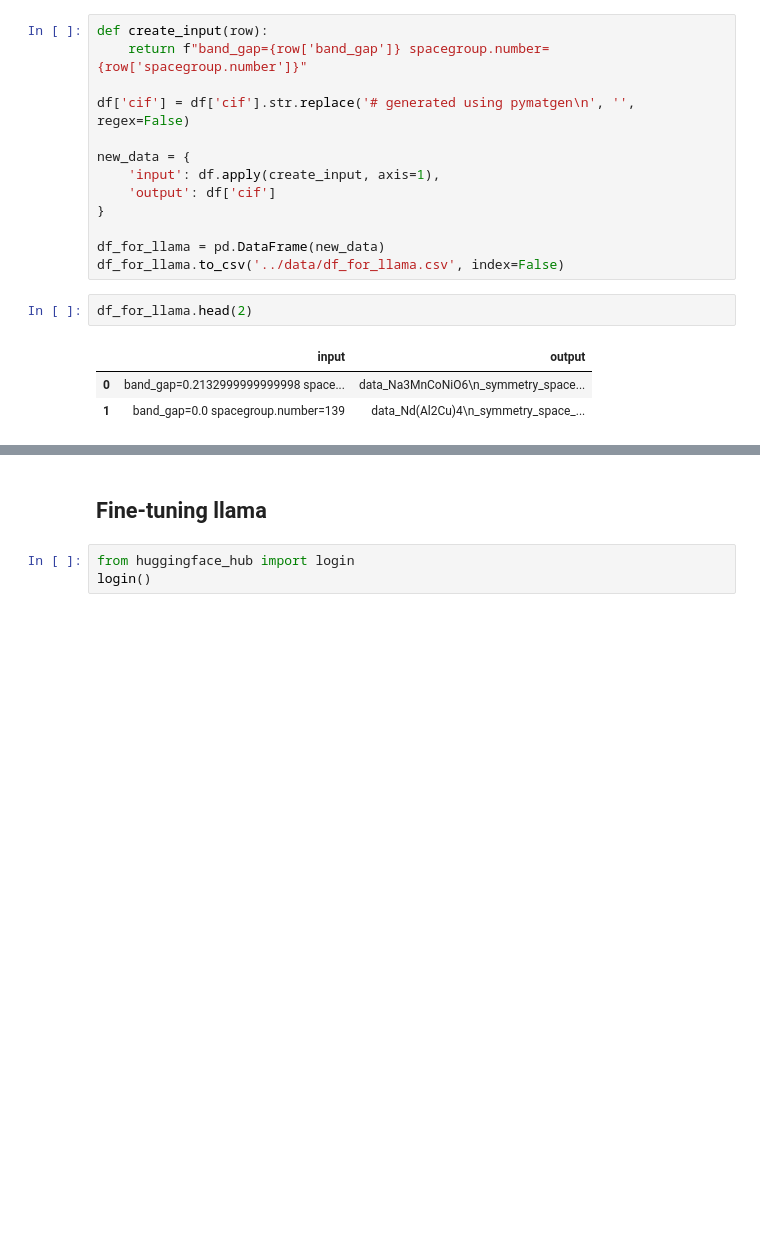
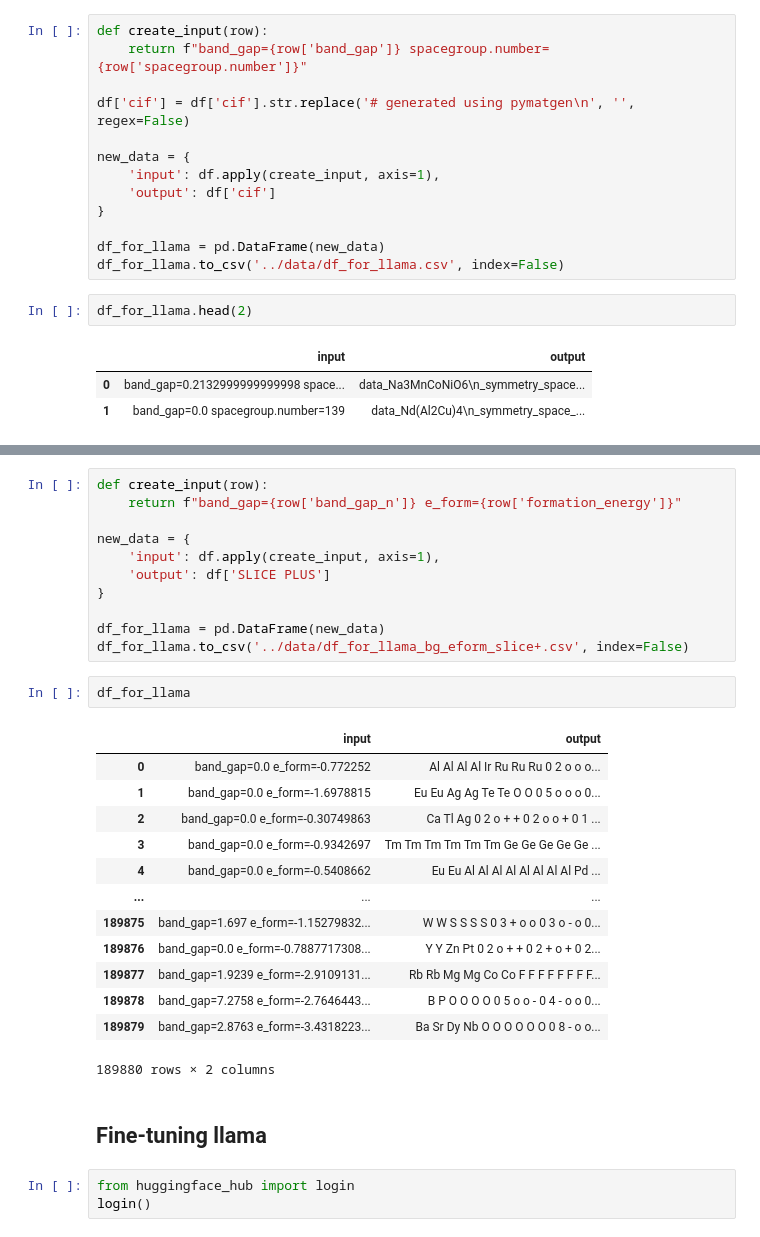
Before and after one commit to Gruz2520/crystall_generation, a Jupyter notebook: notebooks/fine-tune_llama.ipynb, the cells around one changed output, grey strips where cells are left out. Cells and saved outputs as stored; diff of their text form; blank space fills up the shorter version.

```diff
--- a/notebooks/fine-tune_llama.ipynb
+++ b/notebooks/fine-tune_llama.ipynb
@@ -30,3 +163,30 @@ df_for_llama.head(2)
+# %%
+def create_input(row):
+    return f"band_gap={row['band_gap_n']} e_form={row['formation_energy']}"
+
+new_data = {
+    'input': df.apply(create_input, axis=1),
+    'output': df['SLICE PLUS']
+}
+
+df_for_llama = pd.DataFrame(new_data)
+df_for_llama.to_csv('../data/df_for_llama_bg_eform_slice+.csv', index=False)
+# %%
+df_for_llama
+# %% [output]
+|  | input | output |
+| 0 | band_gap=0.0 e_form=-0.772252 | Al Al Al Al Ir Ru Ru Ru 0 2 o o o... |
+| 1 | band_gap=0.0 e_form=-1.6978815 | Eu Eu Ag Ag Te Te O O 0 5 o o o 0... |
+| 2 | band_gap=0.0 e_form=-0.30749863 | Ca Tl Ag 0 2 o + + 0 2 o o + 0 1 ... |
+| 3 | band_gap=0.0 e_form=-0.9342697 | Tm Tm Tm Tm Tm Tm Ge Ge Ge Ge Ge ... |
+| 4 | band_gap=0.0 e_form=-0.5408662 | Eu Eu Al Al Al Al Al Al Al Al Pd ... |
+| ... | ... | ... |
+| 189875 | band_gap=1.697 e_form=-1.15279832... | W W S S S S 0 3 + o o 0 3 o - o 0... |
+| 189876 | band_gap=0.0 e_form=-0.7887717308... | Y Y Zn Pt 0 2 o + + 0 2 + o + 0 2... |
+| 189877 | band_gap=1.9239 e_form=-2.9109131... | Rb Rb Mg Mg Co Co F F F F F F F F... |
+| 189878 | band_gap=7.2758 e_form=-2.7646443... | B P O O O O 0 5 o o - 0 4 - o o 0... |
+| 189879 | band_gap=2.8763 e_form=-3.4318223... | Ba Sr Dy Nb O O O O O O 0 8 - o o... |
+189880 rows × 2 columns
 # %% [markdown]
 ## Fine-tuning llama
 # %%
```
Also changed, not shown: parts of 10 cells of this notebook, 4 other files.
